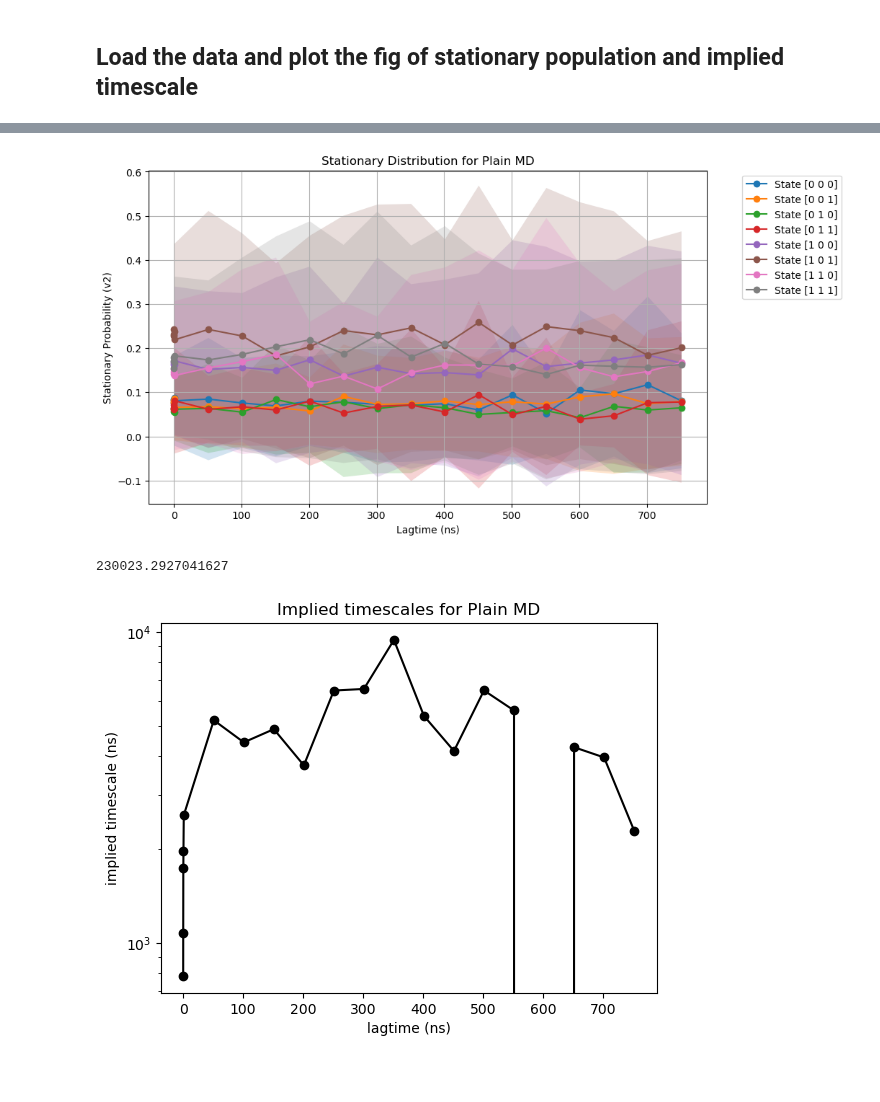
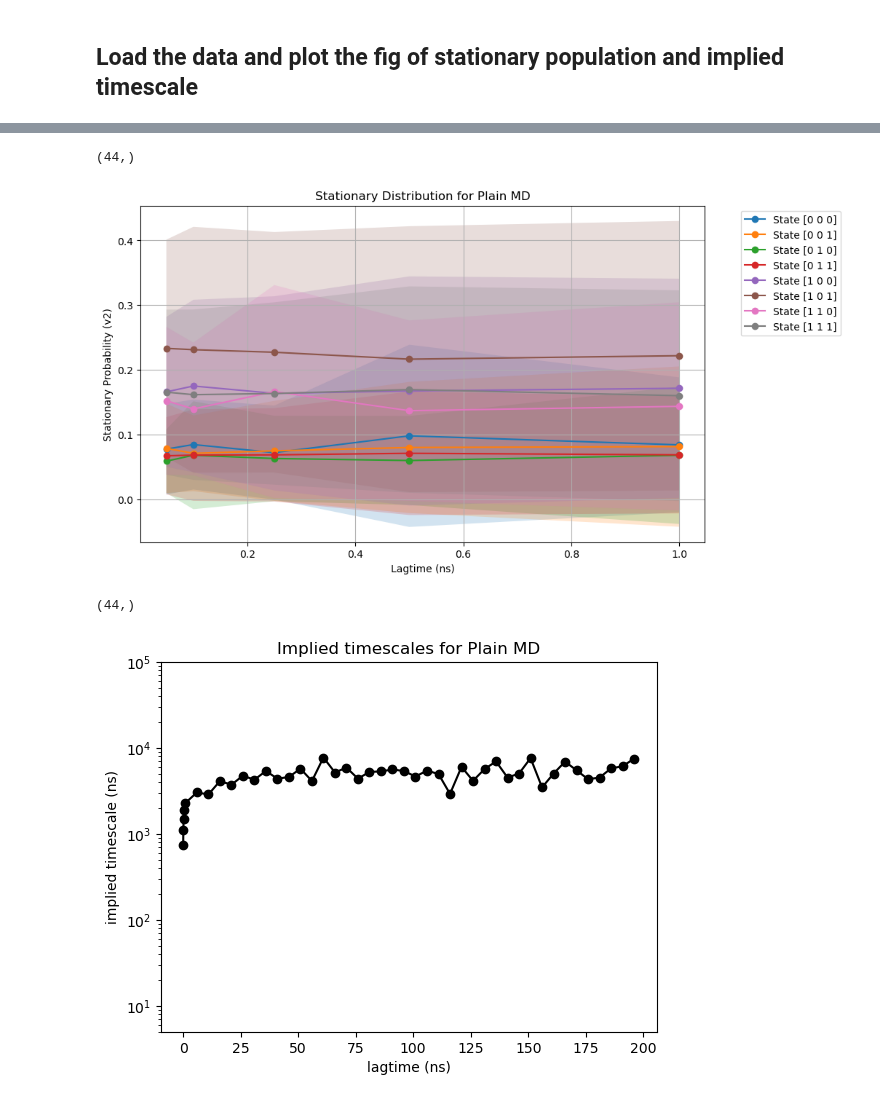
Before and after one commit to starwingc/peptoid_ESM, a Jupyter notebook: Plain_MD/analysis/transition_matrix.ipynb, the cells around one changed output, grey strips where cells are left out. Cells and saved outputs as stored; diff of their text form; code cells hidden in the pictures; blank space fills up the shorter version.

Commit message:
update the transition matrix for Plain MD

```diff
--- a/Plain_MD/analysis/transition_matrix.ipynb
+++ b/Plain_MD/analysis/transition_matrix.ipynb
@@ -384,5 +399,5 @@ data_instance.save("autocoorel_data/stationary_distributions.pkl")
 # %%
-omega_loaded = Data.load("autocoorel_data/stationary_distributions.pkl").array_list
+omega_loaded = Data.load("autocoorel_data/stationary_distributions_200ns.pkl").array_list
 pi_all_means = omega_loaded[0]
 pi_all_uppers = omega_loaded[1]
 pi_all_lowers = omega_loaded[2]
@@ -414,0 +430,26 @@ array([[0.08373328, 0.07716962, 0.06266895, 0.06184675, 0.16950478,
+# %%
+plt.figure(figsize=(10, 8))
+state_to_plot = range(8)  # Fix: Select states 0 to 7
+
+# Loop through selected states and plot each separately
+for i, state in enumerate(state_to_plot):
+    plt.plot(lagtimes_ns, pi_all_means[:, i], '-o', label=f'State {index_to_state(state)}')
+
+    # Add shaded region for standard deviation
+    plt.fill_between(lagtimes_ns,
+                     pi_all_means[:, i] + pi_all_stds[:, i],  # Upper bound
+                     pi_all_means[:, i] - pi_all_stds[:, i],  # Lower bound
+                     alpha=0.2)
+
+    # Annotate the first point with its value
+    first_x = lagtimes_ns[0]
+    first_y = pi_all_means[0, i]
+    plt.text(first_x, first_y, f"{first_y:.3f}", fontsize=10, ha='right', va='bottom')
+
+plt.xlabel('Lagtime (ns)')
+plt.ylabel('Stationary Probability (v2)')
+plt.title('Stationary Distribution for Plain MD')
+plt.legend(loc='upper right', bbox_to_anchor=(1.25, 1))
+plt.ylim(0, 0.3)
+plt.grid(True)
+plt.show()
@@ -415,30 +458,34 @@ array([[0.08373328, 0.07716962, 0.06266895, 0.06184675, 0.16950478,
+# %%
+lagtimes_ns.shape
+# %% [output]
+(44,)
 # %%
 plt.figure(figsize=(10, 6))
 state_to_plot = range(8)  # Fix: Select states 0 to 7
-
+point_to_plot = 5
 # Loop through selected states and plot each separately
 for i, state in enumerate(state_to_plot):
-    plt.plot(lagtimes_ns, pi_all_means[:, i], '-o', label=f'State {index_to_state(state)}')
+    plt.plot(lagtimes_ns[:point_to_plot], pi_all_means[:point_to_plot, i], '-o', label=f'State {index_to_state(state)}')
 
     # Add shaded region for standard deviation
-    plt.fill_between(lagtimes_ns,
-                     pi_all_means[:, i] + pi_all_stds[:, i],  # Upper bound
-                     pi_all_means[:, i] - pi_all_stds[:, i],  # Lower bound
+    plt.fill_between(lagtimes_ns[:point_to_plot],
+                     pi_all_means[:point_to_plot, i] + pi_all_stds[:point_to_plot, i],  # Upper bound
+                     pi_all_means[:point_to_plot, i] - pi_all_stds[:point_to_plot, i],  # Lower bound
                      alpha=0.2)
 
 plt.xlabel('Lagtime (ns)')
 plt.ylabel('Stationary Probability (v2)')
 plt.title('Stationary Distribution for Plain MD')
 plt.legend(loc='upper right', bbox_to_anchor=(1.25, 1))
 plt.grid(True)
 plt.show()
 # %% [output]
-[figure, old version]
+[figure, new version]
 # %%
 lagtimes_ns.shape
-t2_mean
+t2_all_means.shape
 # %% [output]
-230023.2927041627
+(44,)
 # %%
 dt_in_ns = 0.01
 
@@ -449,7 +496,8 @@ plt.xlabel('lagtime (ns)')
 plt.ylabel('implied timescale (ns)')
 
 plt.yscale('log')
+plt.ylim(5, 100000)
 plt.title(f'Implied timescales for Plain MD')
 plt.show()
 # %% [output]
-[figure, old version]
+[figure, new version]
```
Also changed, not shown: parts of 5 cells of this notebook.
